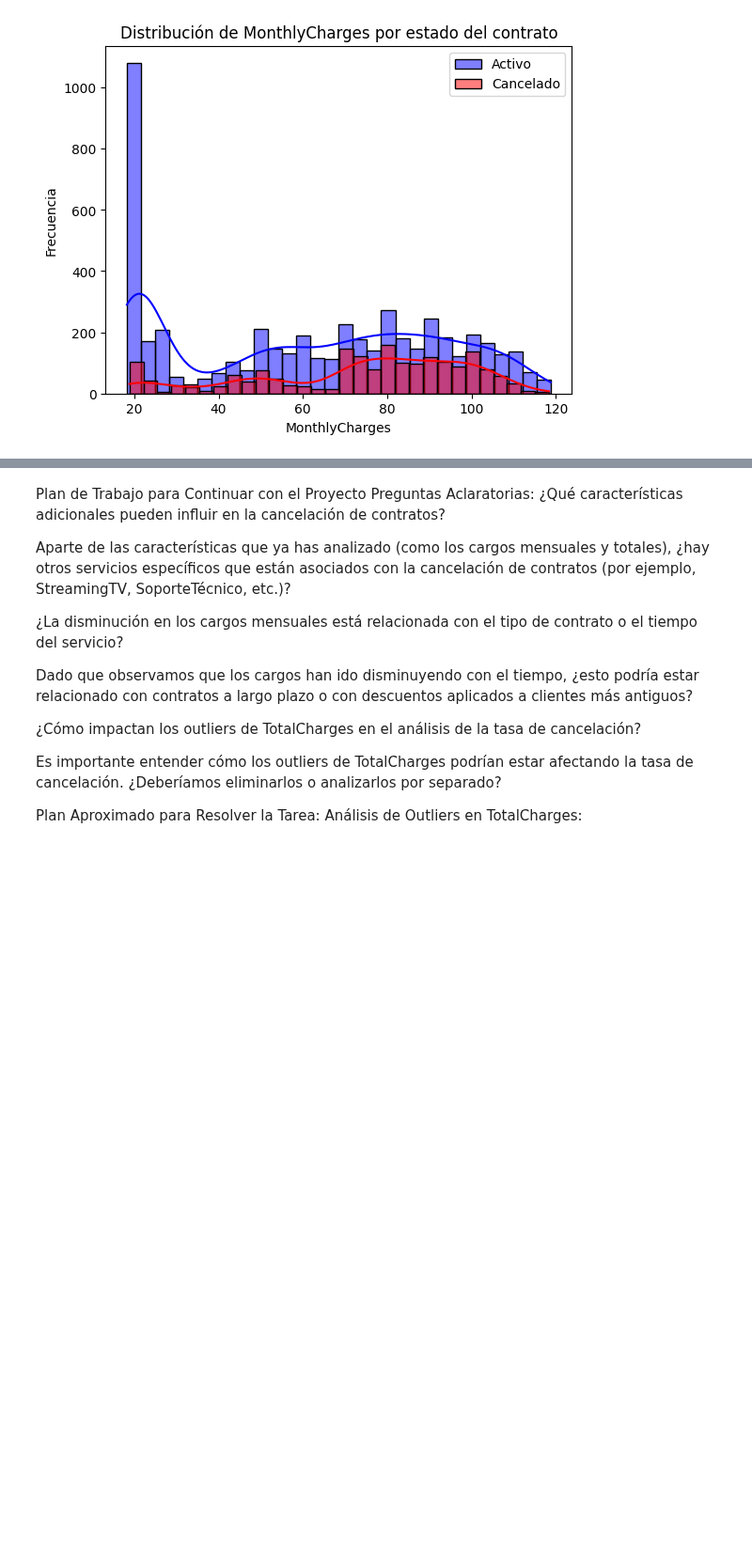
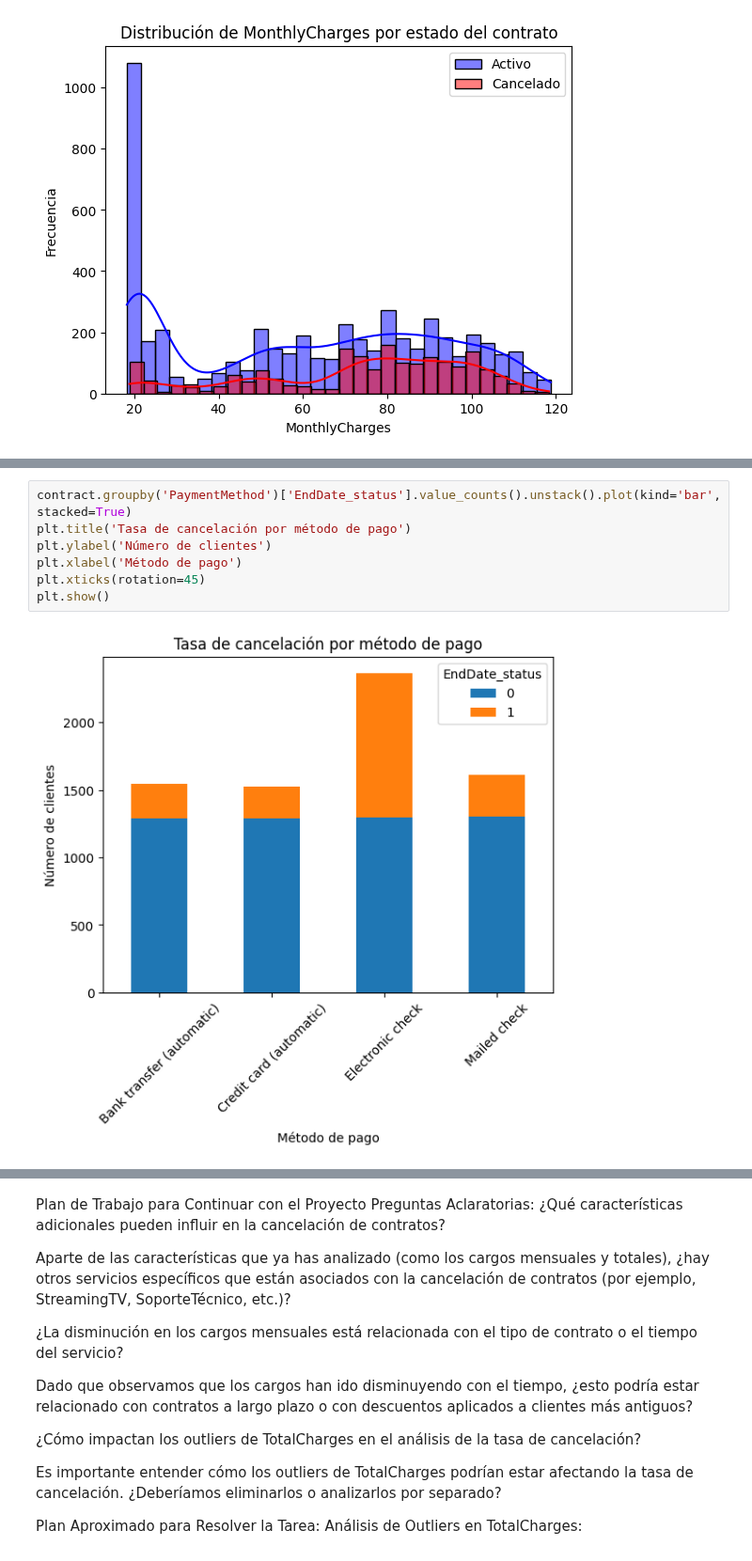
Before and after one commit to HebertL-dev/interconnect_pred, a Jupyter notebook: notebooks.ipynb, the cells around one changed output, grey strips where cells are left out. Shown at 94% size. Cells and saved outputs as stored; diff of their text form; blank space fills up the shorter version.

```diff
--- a/notebooks.ipynb
+++ b/notebooks.ipynb
@@ -187,0 +316,9 @@ plt.show()
+# %%
+contract.groupby('PaymentMethod')['EndDate_status'].value_counts().unstack().plot(kind='bar', stacked=True)
+plt.title('Tasa de cancelación por método de pago')
+plt.ylabel('Número de clientes')
+plt.xlabel('Método de pago')
+plt.xticks(rotation=45)
+plt.show()
+# %% [output]
+[figure, added]
```
Also changed, not shown: parts of 24 cells of this notebook.
